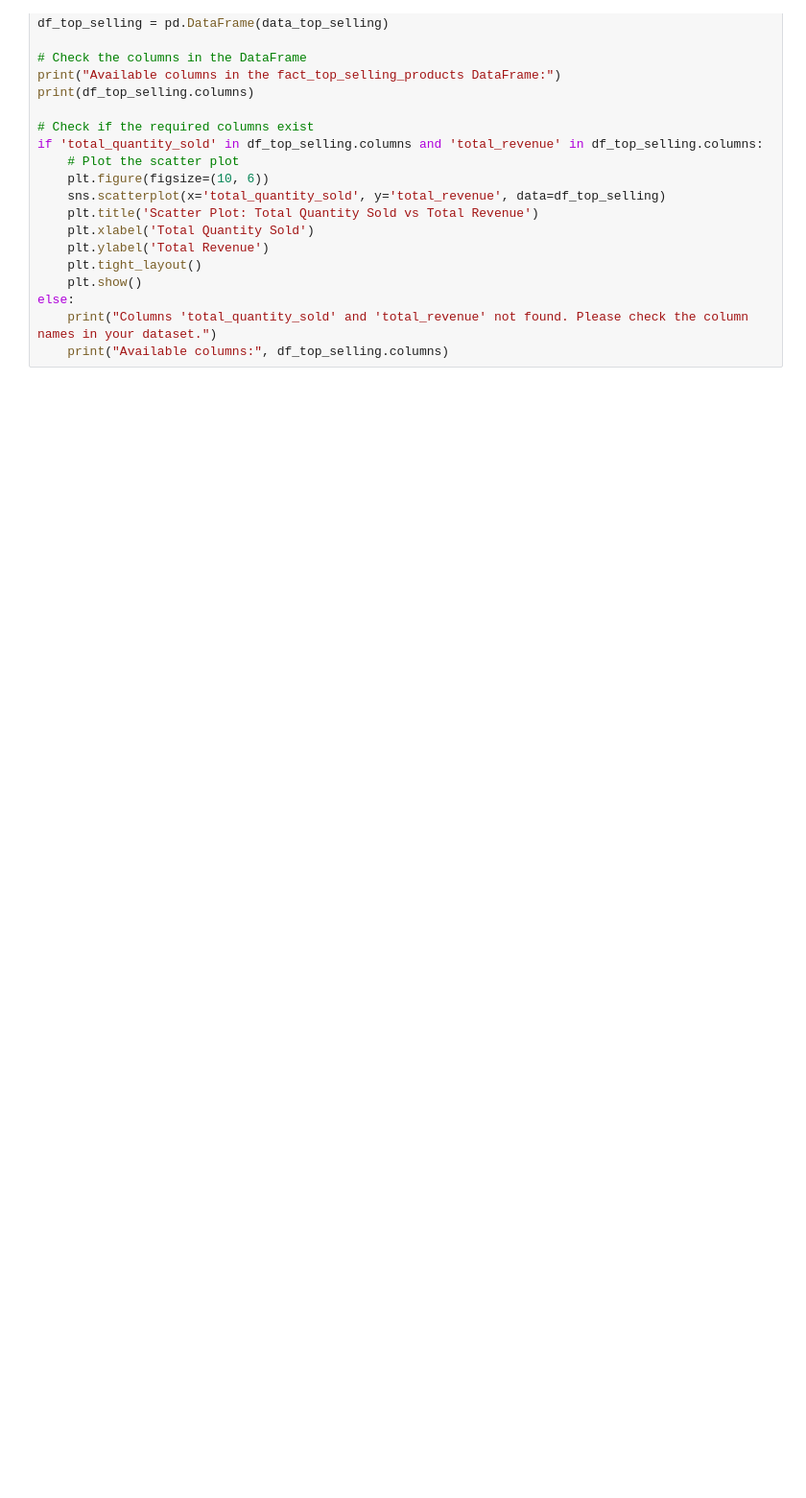
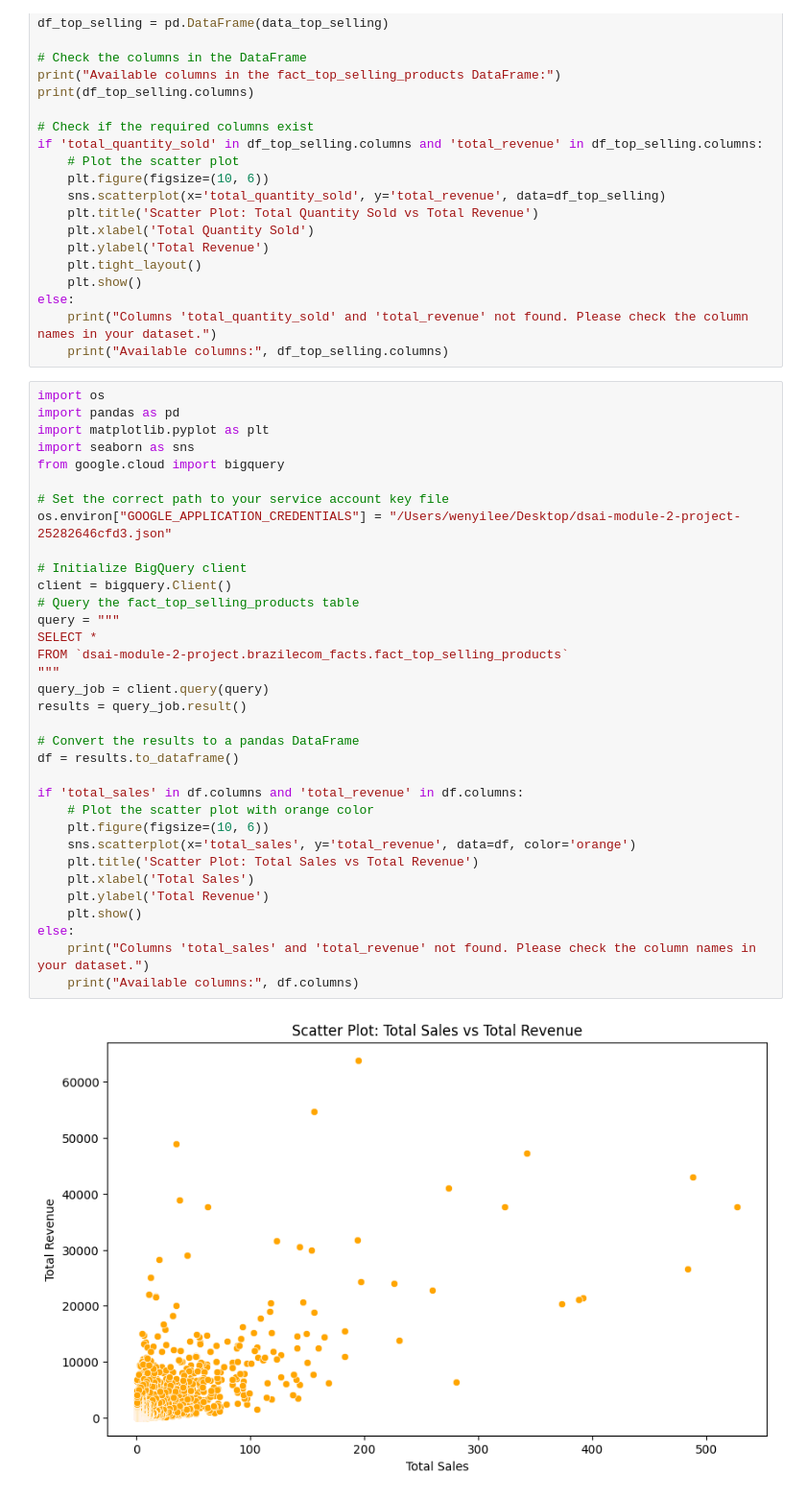
Before and after one commit to roysam/dsai-module-2-group-1, a Jupyter notebook: Brazilecom_Data_Visual.ipynb, the cells around one changed output. Shown at 96% size. Saved outputs shown, nothing was run; the diff lists cells and outputs as text; blank space fills up the shorter version.

Commit message:
Updated analysis in Brazilecom_Data_Visual.ipynb

```diff
--- a/Brazilecom_Data_Visual.ipynb
+++ b/Brazilecom_Data_Visual.ipynb
@@ -578,3 +578,39 @@ if 'total_quantity_sold' in df_top_selling.columns and 'total_revenue' in df_top
 else:
     print("Columns 'total_quantity_sold' and 'total_revenue' not found. Please check the column names in your dataset.")
     print("Available columns:", df_top_selling.columns)
+# %%
+import os
+import pandas as pd
+import matplotlib.pyplot as plt
+import seaborn as sns
+from google.cloud import bigquery
+
+# Set the correct path to your service account key file
+os.environ["GOOGLE_APPLICATION_CREDENTIALS"] = "/Users/wenyilee/Desktop/dsai-module-2-project-25282646cfd3.json"
+
+# Initialize BigQuery client
+client = bigquery.Client()
+# Query the fact_top_selling_products table
+query = """
+SELECT *
+FROM `dsai-module-2-project.brazilecom_facts.fact_top_selling_products`
+"""
+query_job = client.query(query)
+results = query_job.result()
+
+# Convert the results to a pandas DataFrame
+df = results.to_dataframe()
+
+if 'total_sales' in df.columns and 'total_revenue' in df.columns:
+    # Plot the scatter plot with orange color
+    plt.figure(figsize=(10, 6))
+    sns.scatterplot(x='total_sales', y='total_revenue', data=df, color='orange')
+    plt.title('Scatter Plot: Total Sales vs Total Revenue')
+    plt.xlabel('Total Sales')
+    plt.ylabel('Total Revenue')
+    plt.show()
+else:
+    print("Columns 'total_sales' and 'total_revenue' not found. Please check the column names in your dataset.")
+    print("Available columns:", df.columns)
+# %% [output]
+[figure, added]
```
